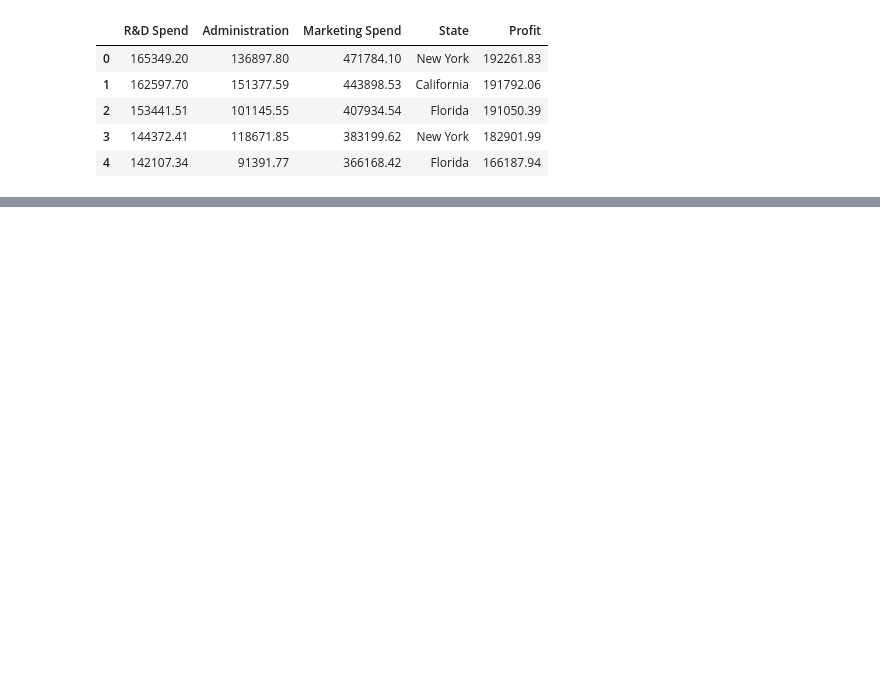
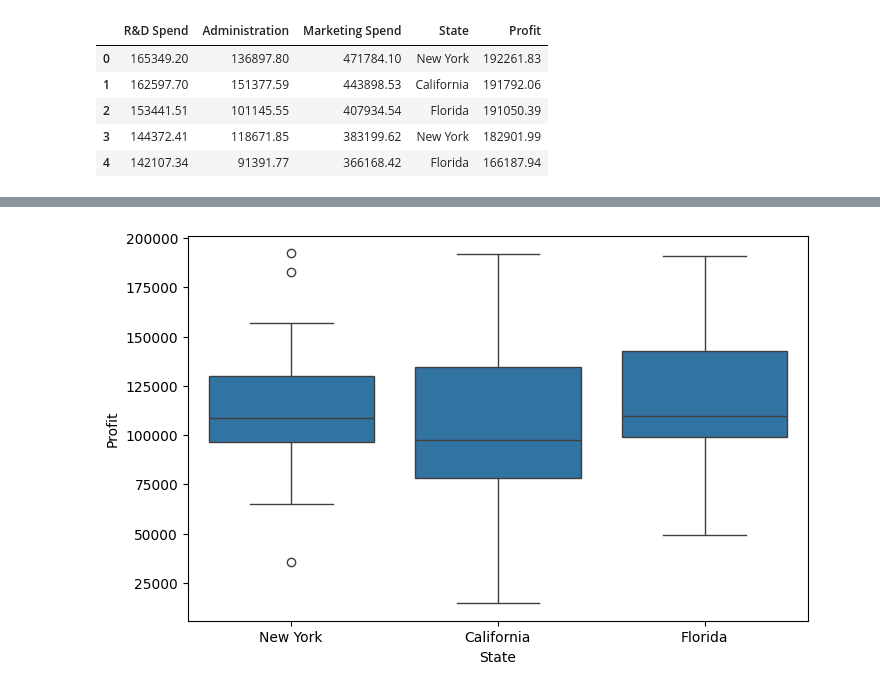
Before and after one commit to gellygelly/DataAnalysisEx, a Jupyter notebook: CH10/10.8.1.박스 플롯 실습.ipynb, the cells around one changed output, grey strips where cells are left out. Cells and saved outputs as stored; diff of their text form; code cells hidden in the pictures; blank space fills up the shorter version.

```diff
--- a/CH10/10.8.1.박스 플롯 실습.ipynb
+++ b/CH10/10.8.1.박스 플롯 실습.ipynb
@@ -27,0 +31,8 @@ plt.show()
+# %%
+# State 구분에 따른 Profit 박스 플롯 시각화
+
+plt.figure(figsize=(8,5))
+sns.boxplot(x='State', y='Profit', data=df)
+plt.show()
+# %% [output]
+[figure, added]
```
Also changed, not shown: parts of 2 cells of this notebook, 2 other files.
